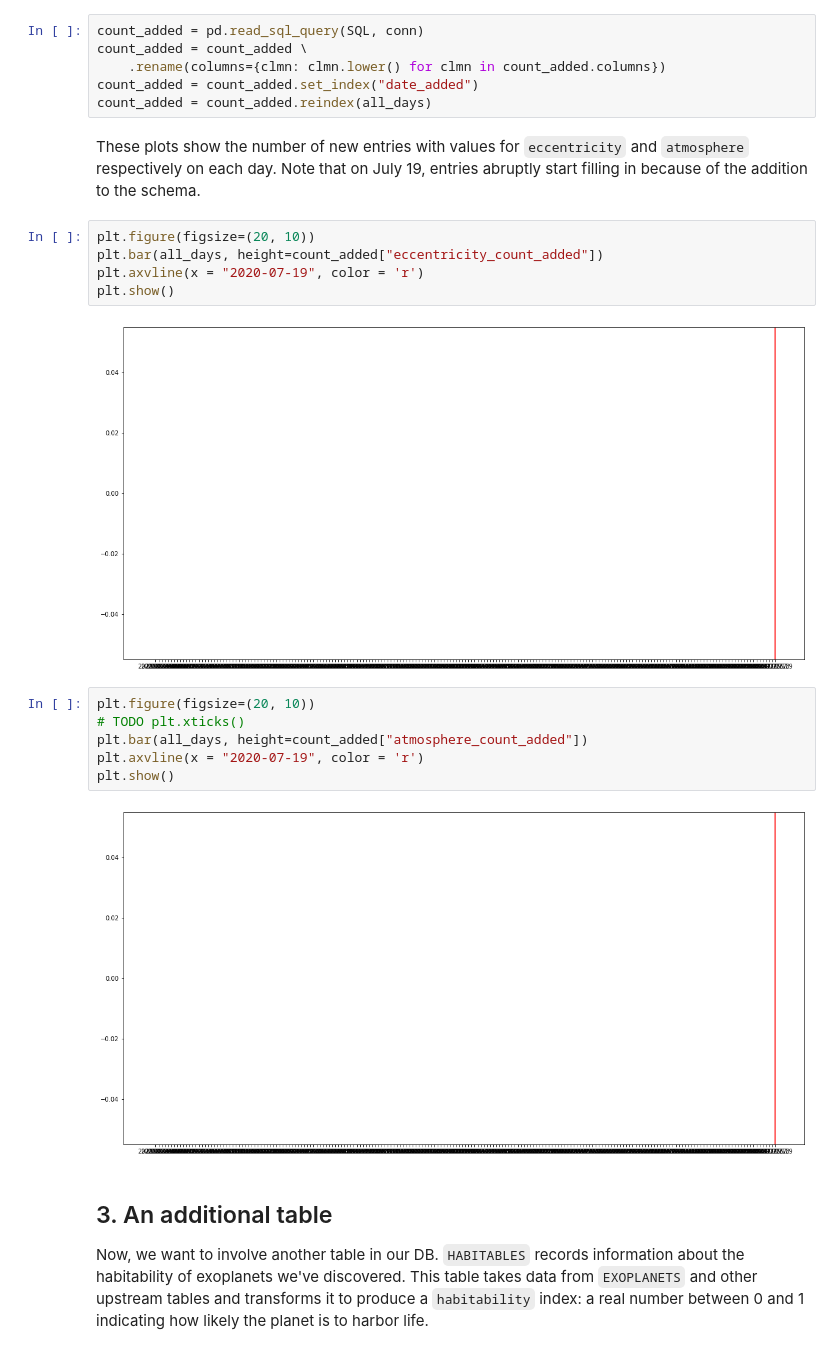
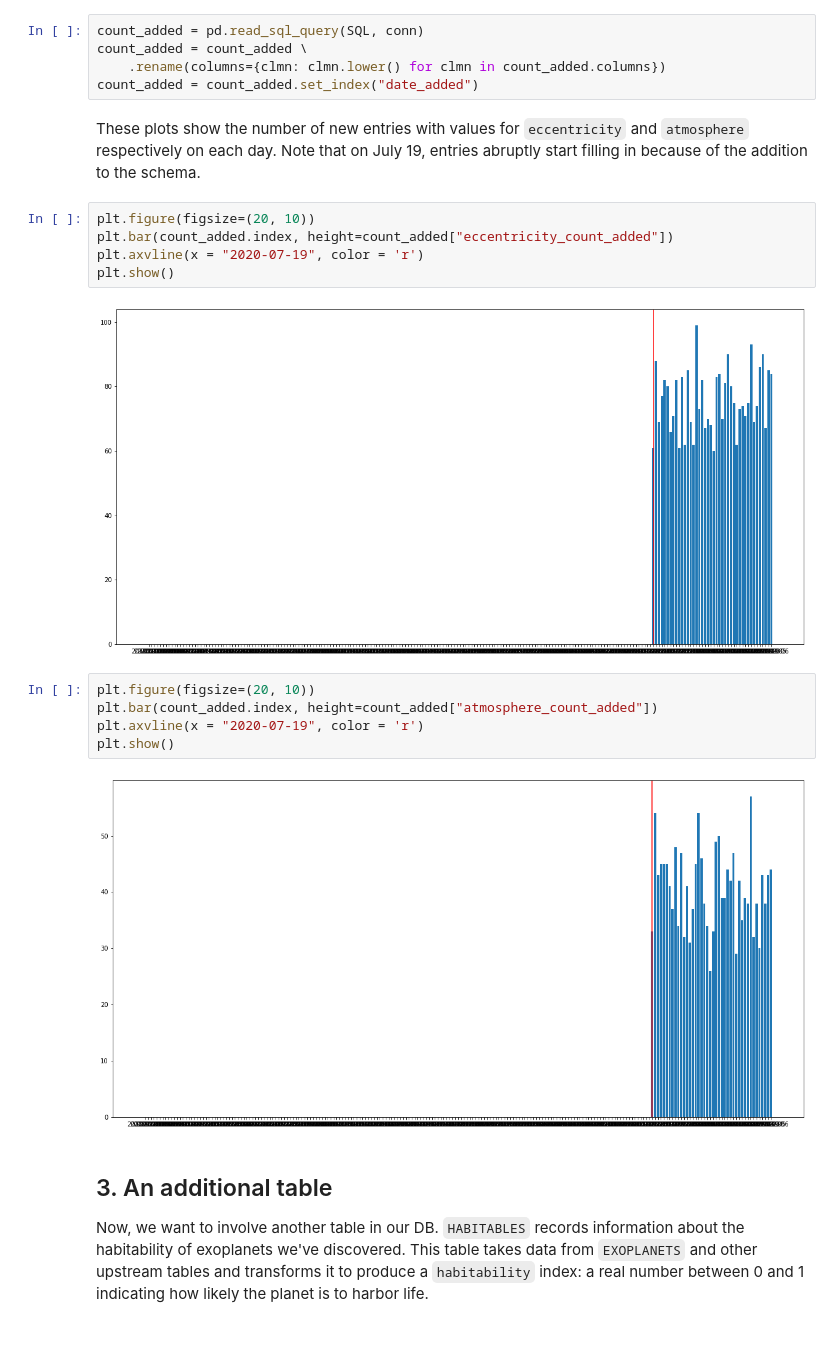
Before and after one commit to monte-carlo-data/data-downtime-challenge, a Jupyter notebook: solutions/exercise_2_solutions.ipynb, the cells around one changed output. Drawn from its saved outputs; the diff is of its cells as text.

```diff
--- a/solutions/exercise_2_solutions.ipynb
+++ b/solutions/exercise_2_solutions.ipynb
@@ -182,24 +182,22 @@ count_added = pd.read_sql_query(SQL, conn)
 count_added = count_added \
     .rename(columns={clmn: clmn.lower() for clmn in count_added.columns})
 count_added = count_added.set_index("date_added")
-count_added = count_added.reindex(all_days)
 # %% [markdown]
 These plots show the number of new entries with values for `eccentricity` and `atmosphere` respectively on each day. Note that on July 19, entries abruptly start filling in because of the addition to the schema.
 # %%
 plt.figure(figsize=(20, 10))
-plt.bar(all_days, height=count_added["eccentricity_count_added"])
+plt.bar(count_added.index, height=count_added["eccentricity_count_added"])
 plt.axvline(x = "2020-07-19", color = 'r')
 plt.show()
 # %% [output]
-[figure, old version]
+[figure, new version]
 # %%
 plt.figure(figsize=(20, 10))
-# TODO plt.xticks()
-plt.bar(all_days, height=count_added["atmosphere_count_added"])
+plt.bar(count_added.index, height=count_added["atmosphere_count_added"])
 plt.axvline(x = "2020-07-19", color = 'r')
 plt.show()
 # %% [output]
-[figure, old version]
+[figure, new version]
 # %% [markdown]
 ## 3. An additional table
 
```
Also changed, not shown: parts of 3 cells of this notebook, 1 other file.
